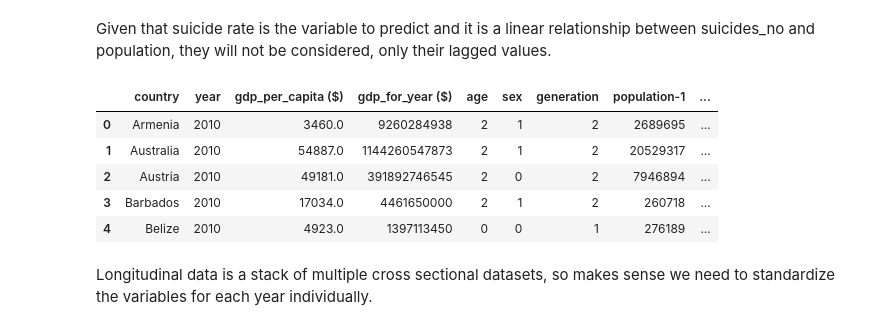
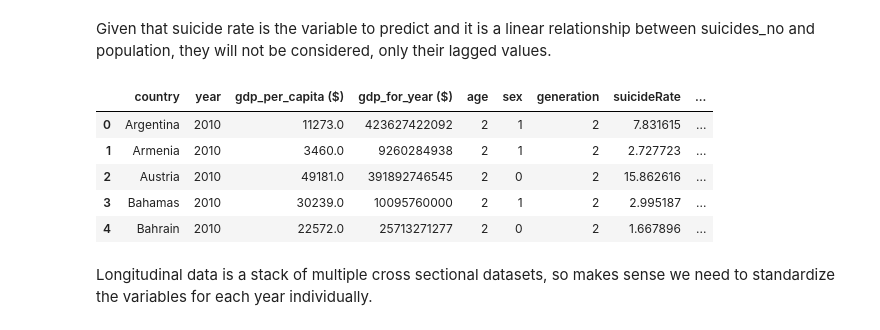
Before and after one commit to j220493/panelDataModelling, a Jupyter notebook: 2. Data Preparation.ipynb, the cells around one changed output. Drawn from its saved outputs; the diff is of its cells as text; code cells hidden in the pictures.

```diff
--- a/2. Data Preparation.ipynb
+++ b/2. Data Preparation.ipynb
@@ -190,20 +190,18 @@ TrainDF = create_dataset(TrainDF, ['population', 'suicides_no'])
 TestDF = create_dataset(TestDF, ['population', 'suicides_no'])
 # %%
 # renaming columns & Dividing x & Y matrix
-yTrain = TrainDF['suicideRate']
-yTest = TestDF['suicideRate']
-XTrain = TrainDF.rename(columns={'population': 'population-1', 'suicides_no': 'suicides_no-1'}).\
-               drop(columns=['suicideRate', 'index']).sort_values(['year', 'country']).reset_index(drop=True)
-XTest = TestDF.rename(columns={'population': 'population-1', 'suicides_no': 'suicides_no-1'}).\
-              drop(columns=['suicideRate', 'index']).sort_values(['year', 'country']).reset_index(drop=True)
-XTrain.head()
+TrainDF = TrainDF.rename(columns={'population': 'population-1', 'suicides_no': 'suicides_no-1'}).\
+               drop(columns=['index']).sort_values(['year', 'country']).reset_index(drop=True)
+TestDF = TestDF.rename(columns={'population': 'population-1', 'suicides_no': 'suicides_no-1'}).\
+              drop(columns=['index']).sort_values(['year', 'country']).reset_index(drop=True)
+TrainDF.head()
 # %% [output]
-|  | country | year | gdp_per_capita ($) | gdp_for_year ($) | age | sex | generation | population-1 | ... |
-| 0 | Armenia | 2010 | 3460.0 | 9260284938 | 2 | 1 | 2 | 2689695 | ... |
-| 1 | Australia | 2010 | 54887.0 | 1144260547873 | 2 | 1 | 2 | 20529317 | ... |
-| 2 | Austria | 2010 | 49181.0 | 391892746545 | 2 | 0 | 2 | 7946894 | ... |
-| 3 | Barbados | 2010 | 17034.0 | 4461650000 | 2 | 1 | 2 | 260718 | ... |
-| 4 | Belize | 2010 | 4923.0 | 1397113450 | 0 | 0 | 1 | 276189 | ... |
+|  | country | year | gdp_per_capita ($) | gdp_for_year ($) | age | sex | generation | suicideRate | ... |
+| 0 | Argentina | 2010 | 11273.0 | 423627422092 | 2 | 1 | 2 | 7.831615 | ... |
+| 1 | Armenia | 2010 | 3460.0 | 9260284938 | 2 | 1 | 2 | 2.727723 | ... |
+| 2 | Austria | 2010 | 49181.0 | 391892746545 | 2 | 0 | 2 | 15.862616 | ... |
+| 3 | Bahamas | 2010 | 30239.0 | 10095760000 | 2 | 1 | 2 | 2.995187 | ... |
+| 4 | Bahrain | 2010 | 22572.0 | 25713271277 | 2 | 0 | 2 | 1.667896 | ... |
 # %% [markdown]
 Longitudinal data is a stack of multiple cross sectional datasets, so makes sense we need to standardize the variables for each year individually.
 # %%
```
Also changed, not shown: parts of 4 cells of this notebook, 4 other files.
